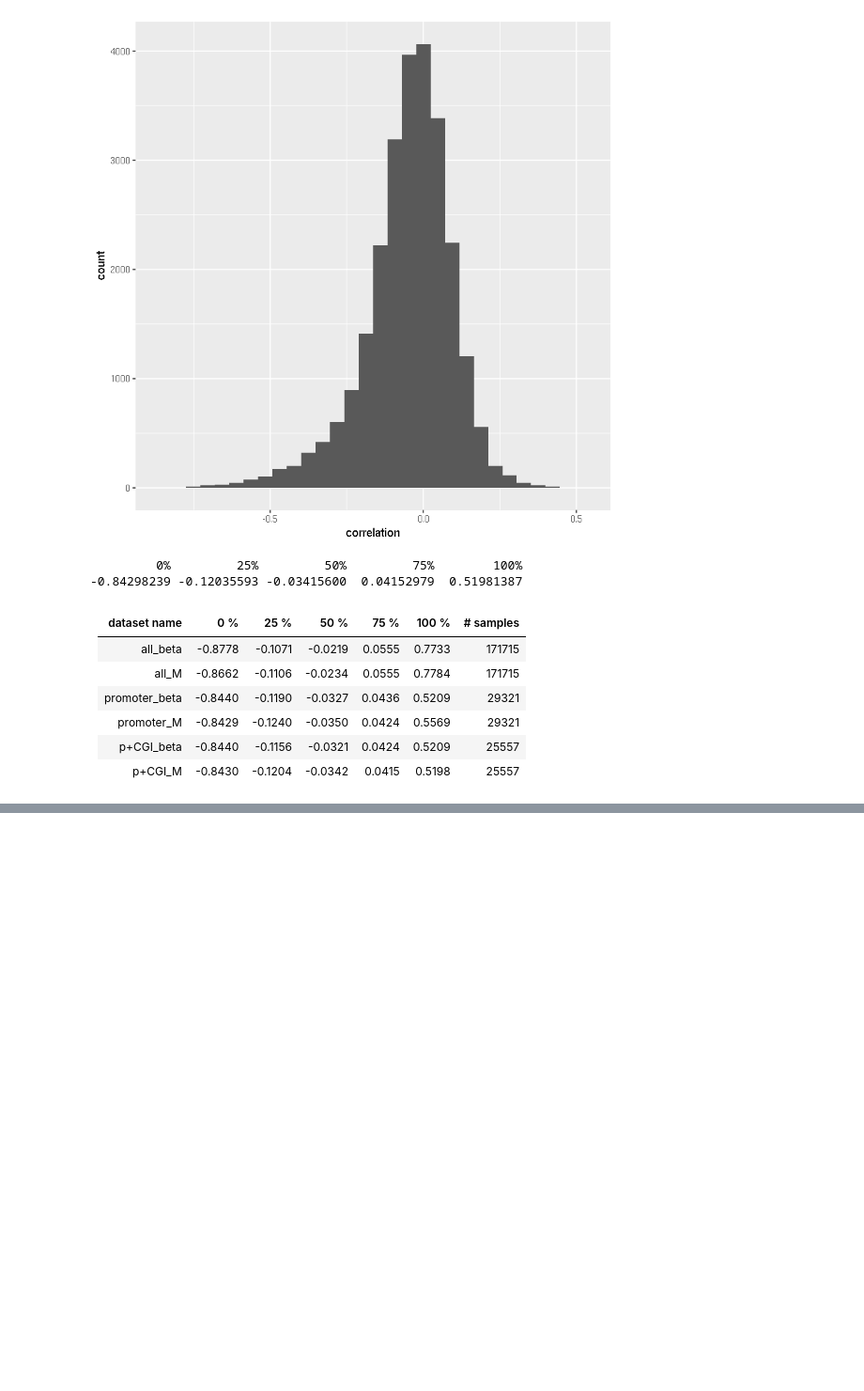
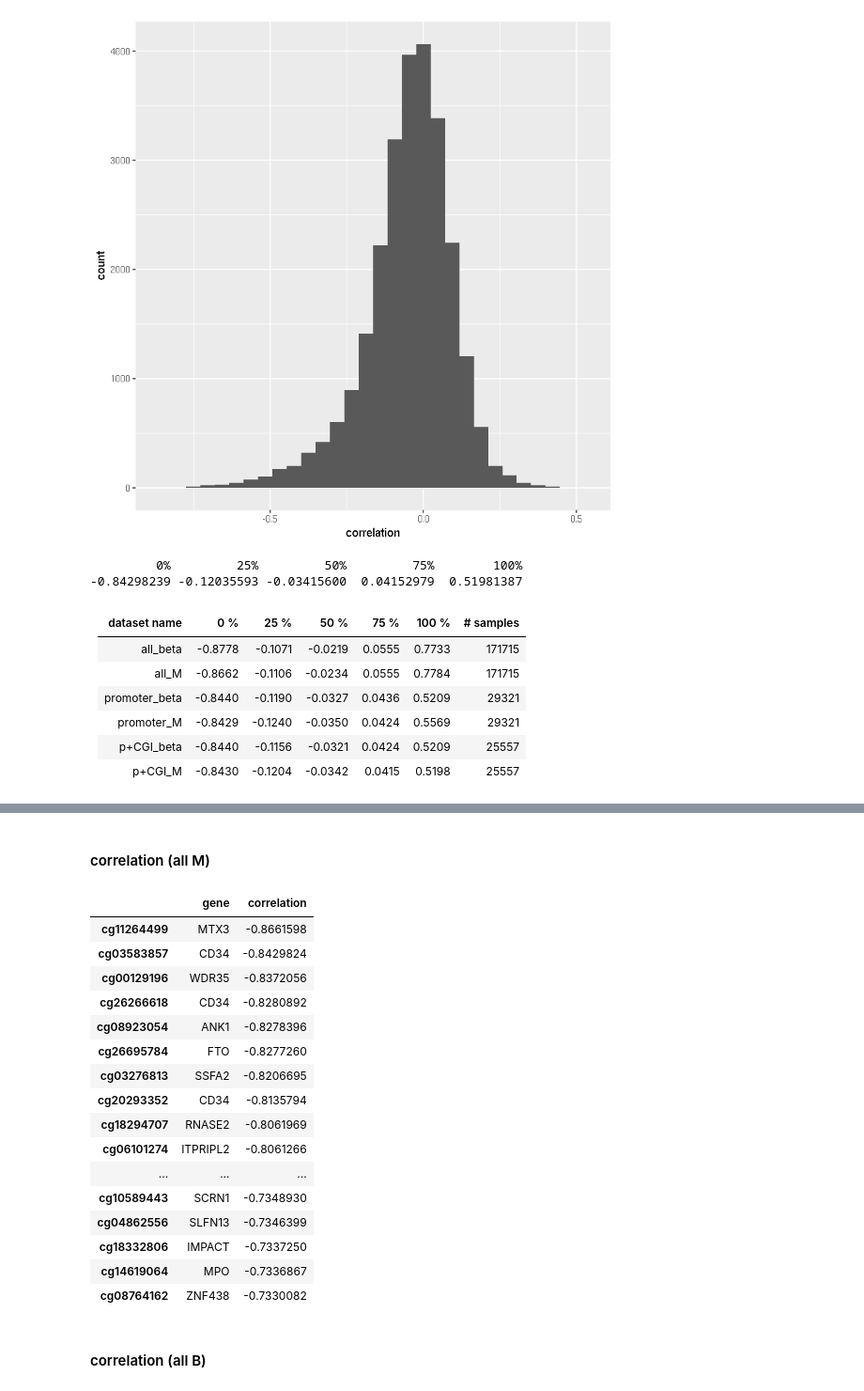
Before and after one commit to Mamie/MethylationPrediction, a Jupyter notebook: notes/promoter-region-methylation-RNAseq-correlation.ipynb, the cells around one changed output, grey strips where cells are left out. Shown at 94% size. Saved outputs shown, nothing was run; the diff lists cells and outputs as text; code cells hidden in the pictures; blank space fills up the shorter version.

Commit message:
Add analysis for most negatively correlated probes

```diff
--- a/notes/promoter-region-methylation-RNAseq-correlation.ipynb
+++ b/notes/promoter-region-methylation-RNAseq-correlation.ipynb
@@ -206,0 +254,23 @@ quantile(correlation)
+# %% [markdown]
+#### correlation (all M)
+# %%
+topCorrelated <- correlation[order(correlation$correlation),][1:100,]
+topCorrelated
+# %% [output]
+|  | gene | correlation |
+| cg11264499 | MTX3 | -0.8661598 |
+| cg03583857 | CD34 | -0.8429824 |
+| cg00129196 | WDR35 | -0.8372056 |
+| cg26266618 | CD34 | -0.8280892 |
+| cg08923054 | ANK1 | -0.8278396 |
+| cg26695784 | FTO | -0.8277260 |
+| cg03276813 | SSFA2 | -0.8206695 |
+| cg20293352 | CD34 | -0.8135794 |
+| cg18294707 | RNASE2 | -0.8061969 |
+| cg06101274 | ITPRIPL2 | -0.8061266 |
+| ... | ... | ... |
+| cg10589443 | SCRN1 | -0.7348930 |
+| cg04862556 | SLFN13 | -0.7346399 |
+| cg18332806 | IMPACT | -0.7337250 |
+| cg14619064 | MPO | -0.7336867 |
+| cg08764162 | ZNF438 | -0.7330082 |
@@ -206,0 +280,2 @@ quantile(correlation)
+# %% [markdown]
+#### correlation (all B)
```
Also changed, not shown: parts of 33 cells of this notebook.
